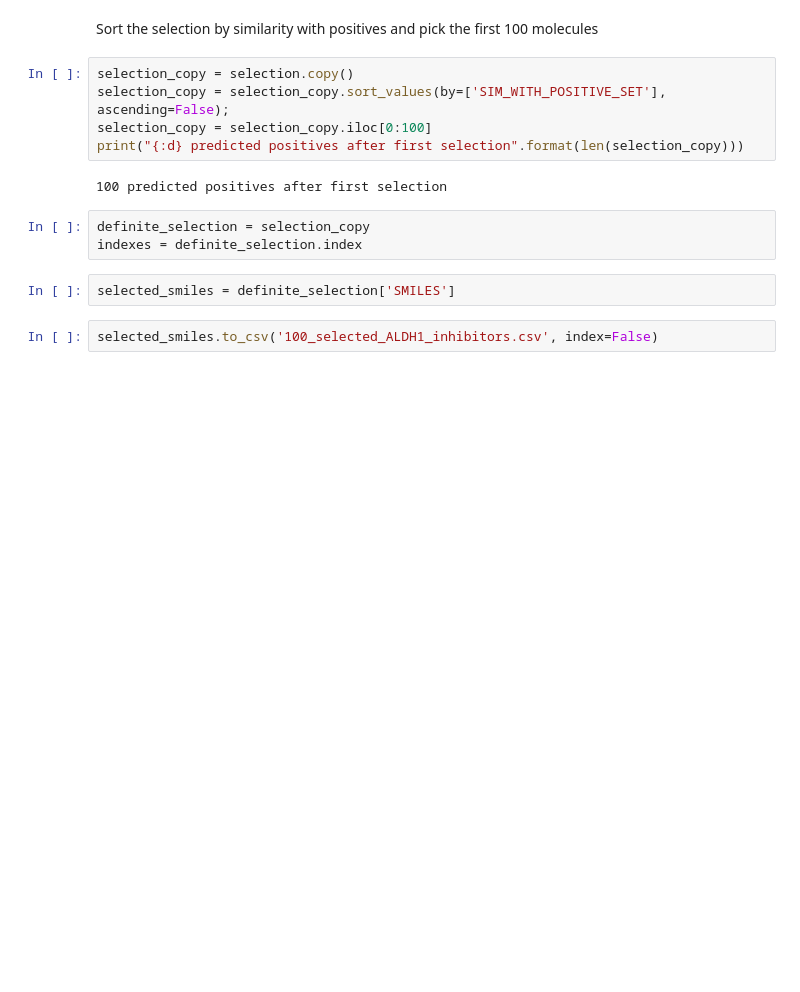
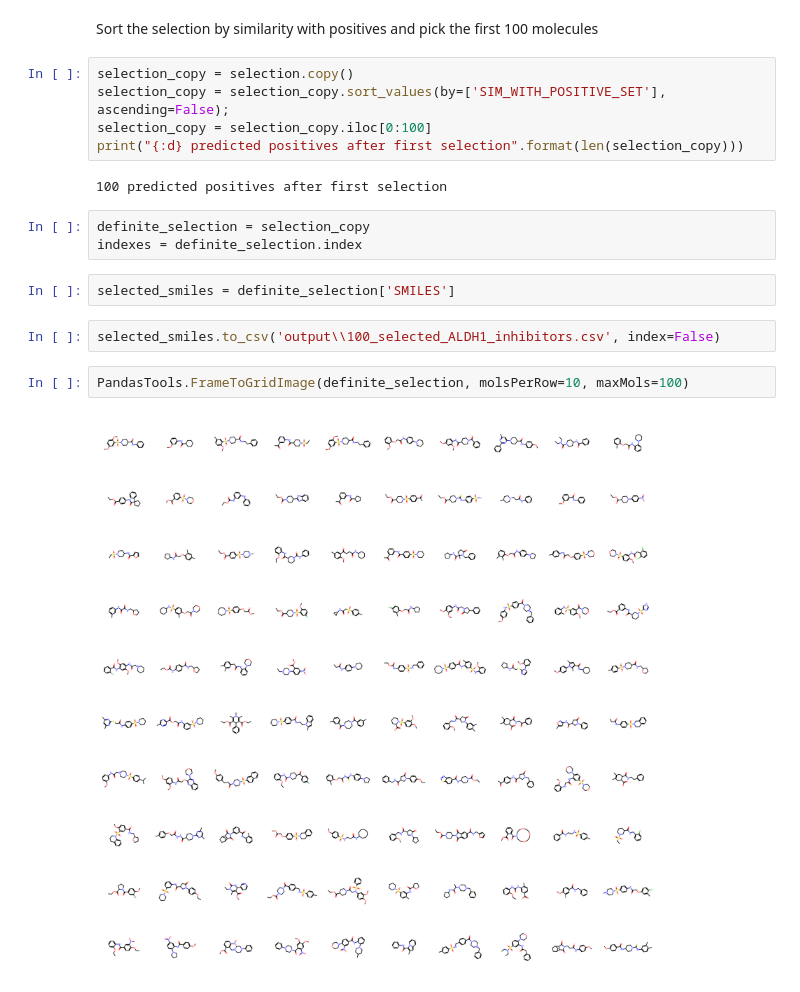
Before and after one commit to Undefined1234/drugdiscoverychallenge, a Jupyter notebook: main.ipynb, the cells around one changed output. Saved outputs shown, nothing was run; the diff lists cells and outputs as text; blank space fills up the shorter version.

```diff
--- a/main.ipynb
+++ b/main.ipynb
@@ -430,4 +445,8 @@ indexes = definite_selection.index
 # %%
 selected_smiles = definite_selection['SMILES']
 # %%
-selected_smiles.to_csv('100_selected_ALDH1_inhibitors.csv', index=False)
+selected_smiles.to_csv('output\\100_selected_ALDH1_inhibitors.csv', index=False)
+# %%
+PandasTools.FrameToGridImage(definite_selection, molsPerRow=10, maxMols=100)
+# %% [output]
+[figure, added]
```
Also changed, not shown: parts of 18 cells of this notebook.
